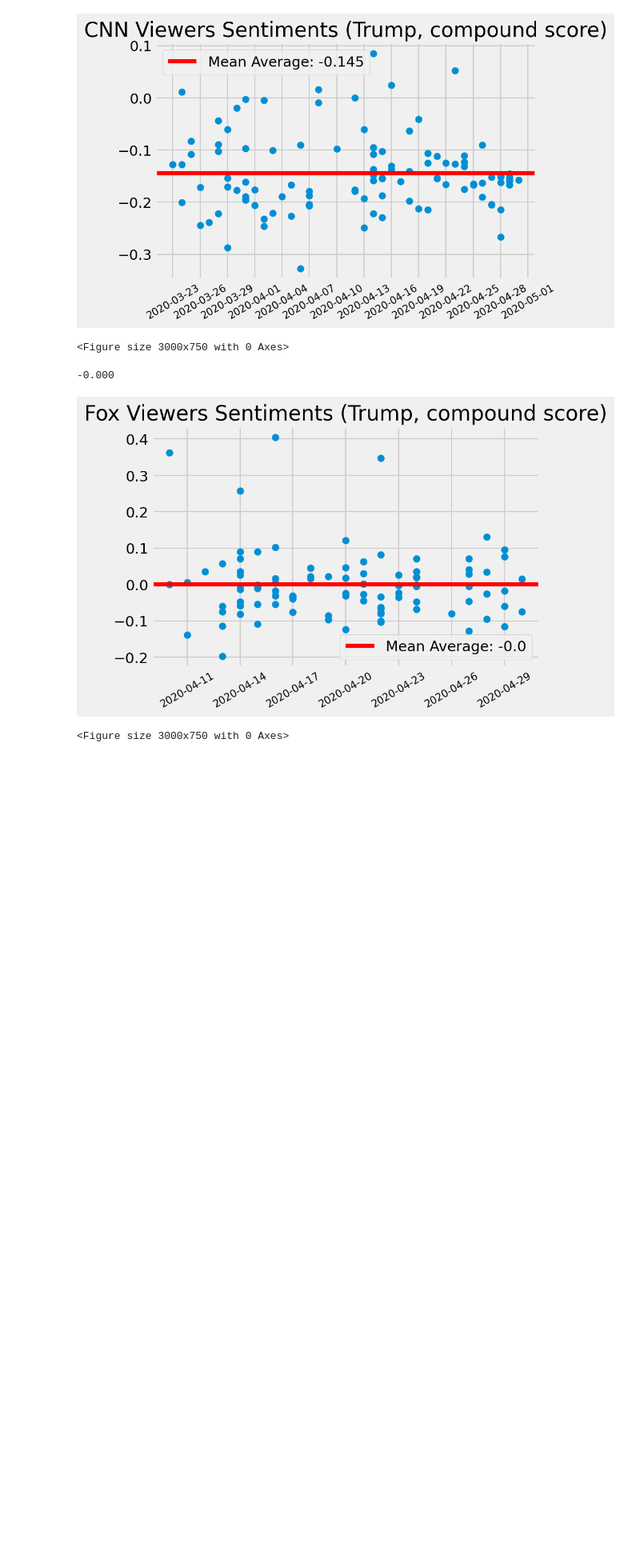
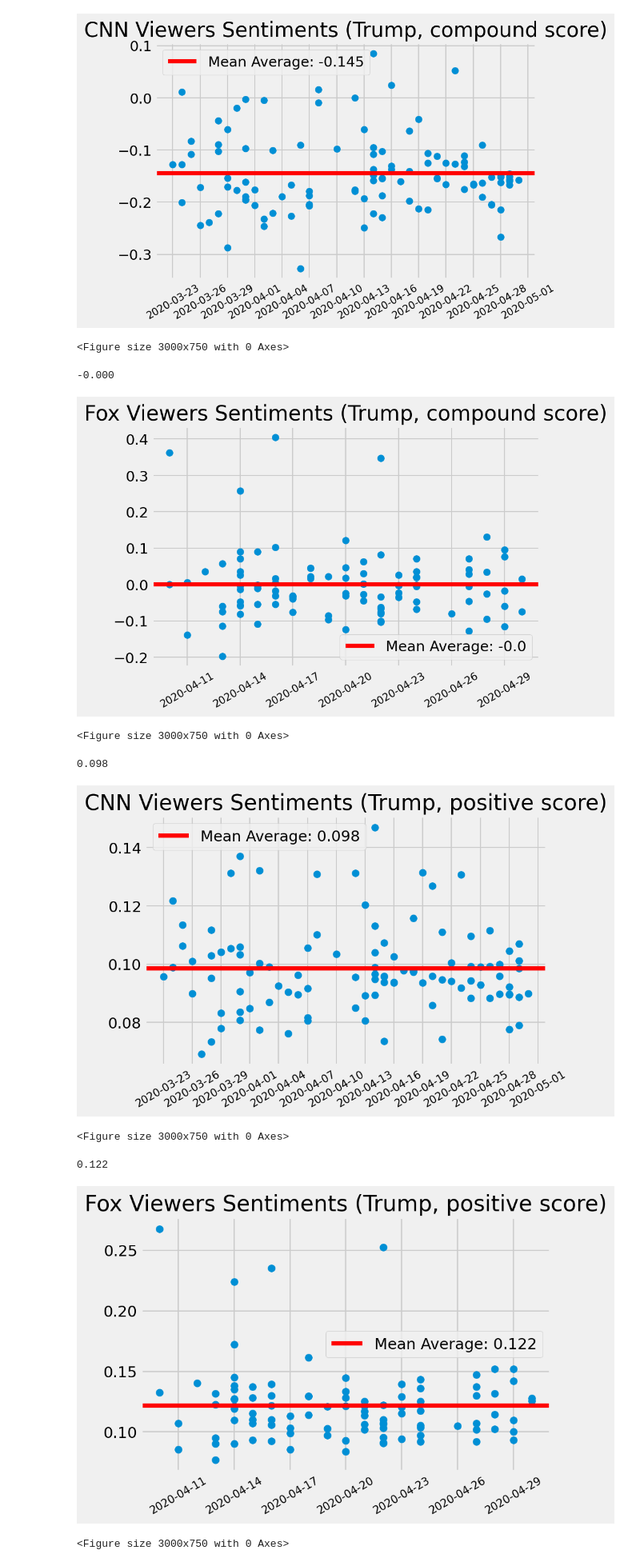
Before and after one commit to JaredRPrior/Youtube-Data-API, a Jupyter notebook: youtube-data-api(most recent).ipynb, the cells around one changed output. Shown at 80% size. Saved outputs shown, nothing was run; the diff lists cells and outputs as text; code cells hidden in the pictures; blank space fills up the shorter version.

```diff
--- a/youtube-data-api(most recent).ipynb
+++ b/youtube-data-api(most recent).ipynb
@@ -366,5 +366,12 @@ plot_data(fox_comp,fox_dates, "Fox Viewers Sentiments (Trump, compound score)")
 [figure]
 <Figure size 3000x750 with 0 Axes>
 # %%
-plot_data(cnn_pos,cnn_dates,"Fox Viewers Sentiments (Trump, positive score)")
-plot_data(fox_pos,fox_dates, "Fox Viewers Sentiments (Trump, positive score)")
+plot_data(cnn_pos,cnn_dates,"CNN Viewers Sentiments (Trump, positive score)")
+plot_data(fox_pos,fox_dates,"Fox Viewers Sentiments (Trump, positive score)")
+# %% [output]
+0.098
+[figure, added]
+<Figure size 3000x750 with 0 Axes>
+0.122
+[figure, added]
+<Figure size 3000x750 with 0 Axes>
```
